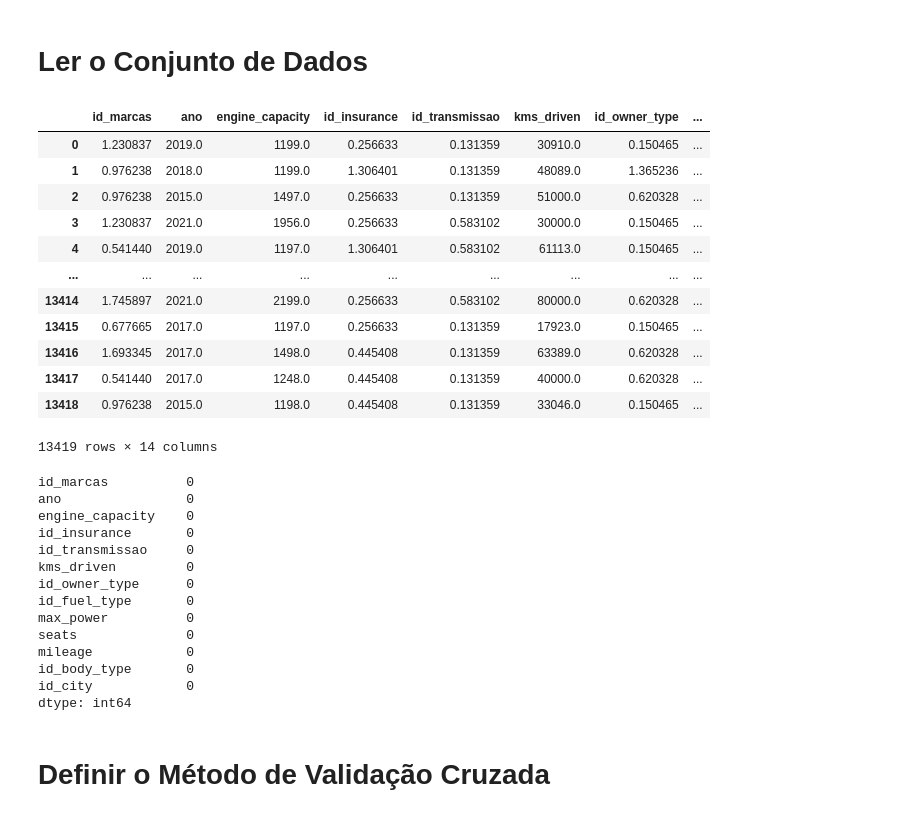
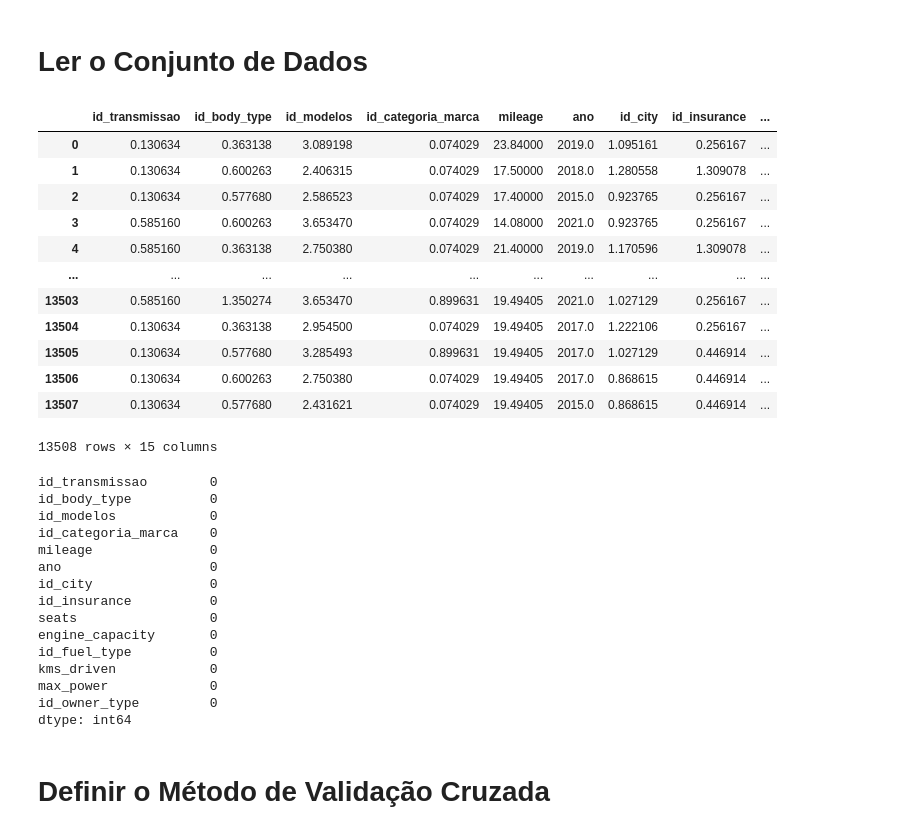
Before and after one commit to ruicoelhor22/AASE, a Jupyter notebook: atualregressao1.ipynb, the cells around one changed output. Drawn from its saved outputs; the diff is of its cells as text; code cells hidden in the pictures.

```diff
--- a/atualregressao1.ipynb
+++ b/atualregressao1.ipynb
@@ -61,22 +61,22 @@ METRICS = {
 # %% [markdown]
 # Ler o Conjunto de Dados
 # %%
-d = pd.read_csv("PREV1.csv")
+d = pd.read_csv("Acenario2Ideia2.csv")
 d
 # %% [output]
-|  | id_marcas | ano | engine_capacity | id_insurance | id_transmissao | kms_driven | id_owner_type | ... |
-| 0 | 1.230837 | 2019.0 | 1199.0 | 0.256633 | 0.131359 | 30910.0 | 0.150465 | ... |
-| 1 | 0.976238 | 2018.0 | 1199.0 | 1.306401 | 0.131359 | 48089.0 | 1.365236 | ... |
-| 2 | 0.976238 | 2015.0 | 1497.0 | 0.256633 | 0.131359 | 51000.0 | 0.620328 | ... |
-| 3 | 1.230837 | 2021.0 | 1956.0 | 0.256633 | 0.583102 | 30000.0 | 0.150465 | ... |
-| 4 | 0.541440 | 2019.0 | 1197.0 | 1.306401 | 0.583102 | 61113.0 | 0.150465 | ... |
-| ... | ... | ... | ... | ... | ... | ... | ... | ... |
-| 13414 | 1.745897 | 2021.0 | 2199.0 | 0.256633 | 0.583102 | 80000.0 | 0.620328 | ... |
-| 13415 | 0.677665 | 2017.0 | 1197.0 | 0.256633 | 0.131359 | 17923.0 | 0.150465 | ... |
-| 13416 | 1.693345 | 2017.0 | 1498.0 | 0.445408 | 0.131359 | 63389.0 | 0.620328 | ... |
-| 13417 | 0.541440 | 2017.0 | 1248.0 | 0.445408 | 0.131359 | 40000.0 | 0.620328 | ... |
-| 13418 | 0.976238 | 2015.0 | 1198.0 | 0.445408 | 0.131359 | 33046.0 | 0.150465 | ... |
+|  | id_transmissao | id_body_type | id_modelos | id_categoria_marca | mileage | ano | id_city | id_insurance | ... |
+| 0 | 0.130634 | 0.363138 | 3.089198 | 0.074029 | 23.84000 | 2019.0 | 1.095161 | 0.256167 | ... |
+| 1 | 0.130634 | 0.600263 | 2.406315 | 0.074029 | 17.50000 | 2018.0 | 1.280558 | 1.309078 | ... |
+| 2 | 0.130634 | 0.577680 | 2.586523 | 0.074029 | 17.40000 | 2015.0 | 0.923765 | 0.256167 | ... |
+| 3 | 0.585160 | 0.600263 | 3.653470 | 0.074029 | 14.08000 | 2021.0 | 0.923765 | 0.256167 | ... |
+| 4 | 0.585160 | 0.363138 | 2.750380 | 0.074029 | 21.40000 | 2019.0 | 1.170596 | 1.309078 | ... |
+| ... | ... | ... | ... | ... | ... | ... | ... | ... | ... |
+| 13503 | 0.585160 | 1.350274 | 3.653470 | 0.899631 | 19.49405 | 2021.0 | 1.027129 | 0.256167 | ... |
+| 13504 | 0.130634 | 0.363138 | 2.954500 | 0.074029 | 19.49405 | 2017.0 | 1.222106 | 0.256167 | ... |
+| 13505 | 0.130634 | 0.577680 | 3.285493 | 0.899631 | 19.49405 | 2017.0 | 1.027129 | 0.446914 | ... |
+| 13506 | 0.130634 | 0.600263 | 2.750380 | 0.074029 | 19.49405 | 2017.0 | 0.868615 | 0.446914 | ... |
+| 13507 | 0.130634 | 0.577680 | 2.431621 | 0.074029 | 19.49405 | 2015.0 | 0.868615 | 0.446914 | ... |
-13419 rows × 14 columns
+13508 rows × 15 columns
 # %%
 X, y = d.drop("resale_price_Lakh", axis=1), d["resale_price_Lakh"]
 # %%
@@ -86,19 +86,20 @@ contagem_nan = X.isna().sum()
 # Exibir a contagem de valores nulos em cada coluna
 print(contagem_nan)
 # %% [output]
-id_marcas          0
-ano                0
-engine_capacity    0
-id_insurance       0
-id_transmissao     0
-kms_driven         0
-id_owner_type      0
-id_fuel_type       0
-max_power          0
-seats              0
-mileage            0
-id_body_type       0
-id_city            0
+id_transmissao        0
+id_body_type          0
+id_modelos            0
+id_categoria_marca    0
+mileage               0
+ano                   0
+id_city               0
+id_insurance          0
+seats                 0
+engine_capacity       0
+id_fuel_type          0
+kms_driven            0
+max_power             0
+id_owner_type         0
 dtype: int64
 # %% [markdown]
 # Definir o Método de Validação Cruzada
```
Also changed, not shown: parts of 5 cells of this notebook, 12 other files.
